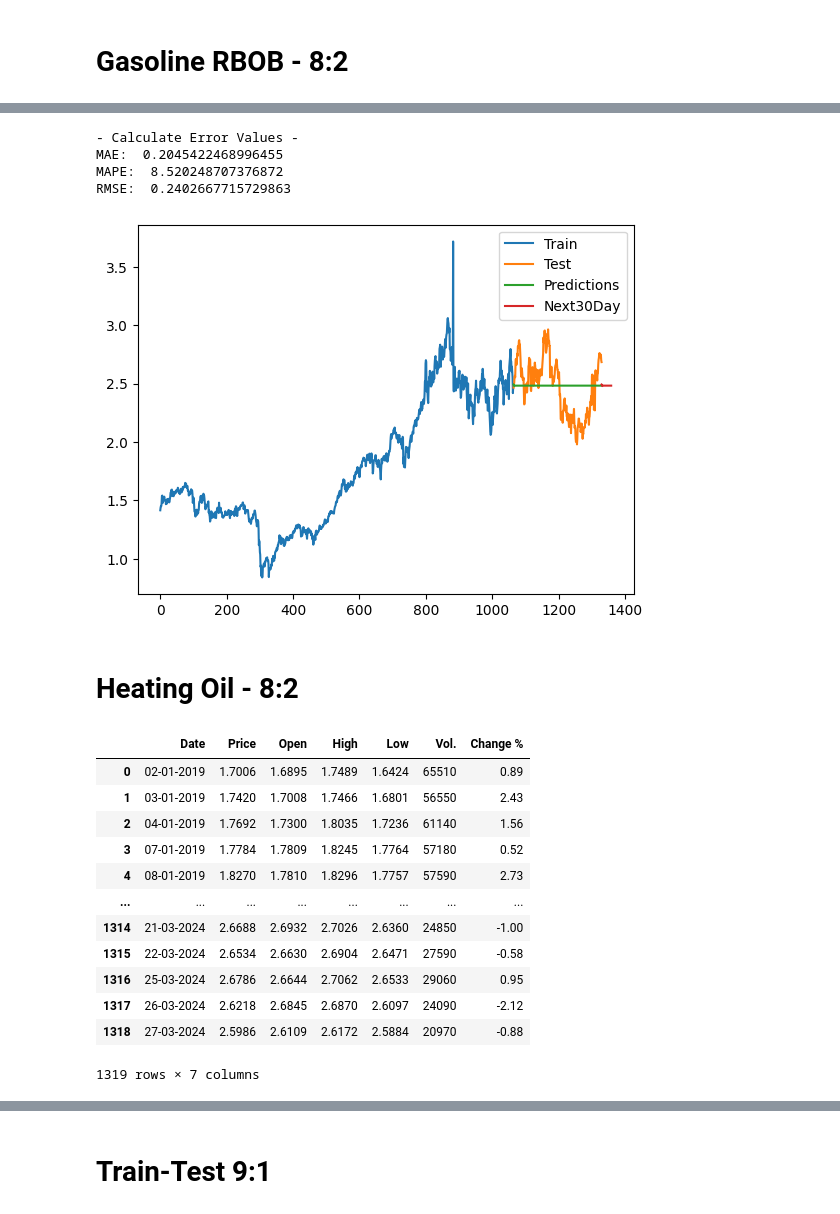
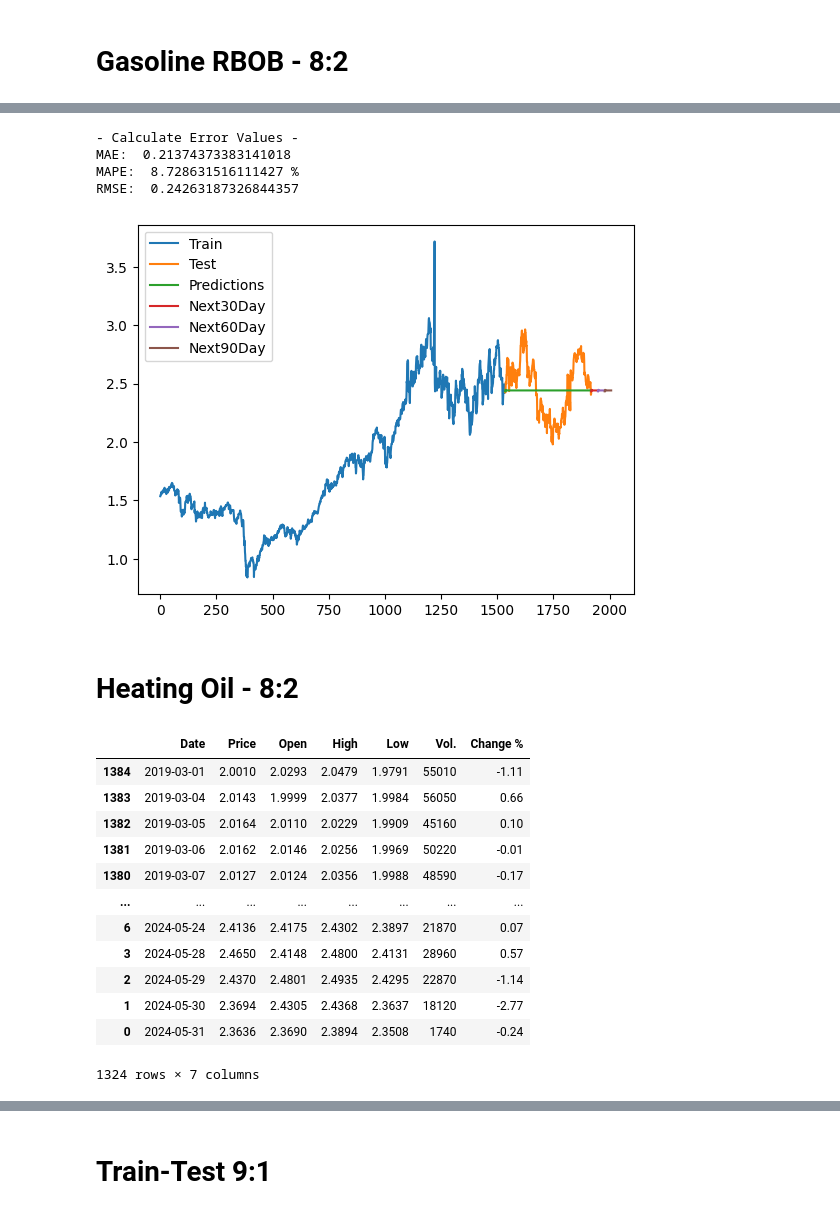
Before and after one commit to thanhhanggg/IS403_O21_9, a Jupyter notebook: model/ARIMA.ipynb, the cells around one changed output, grey strips where cells are left out. Cells and saved outputs as stored; diff of their text form; code cells hidden in the pictures.

```diff
--- a/model/ARIMA.ipynb
+++ b/model/ARIMA.ipynb
@@ -508,9 +729,11 @@ RMSE:  0.939763437404333
 # Crude Oil WTI - 8:2
 # %%
 # Đọc file dữ liệu và loại bỏ những dòng bị thiếu
-df= pd.read_csv('Crude Oil.csv')
+df= pd.read_csv('Crude Oil WTI.csv')
 df = df.dropna() # Drop missing values
 # %%
+# Tiền xử lý dữ liệu
+# Chuyển đổi cột 'Vol.' thành số
 def convert_volume_to_number(volume_str):
     if isinstance(volume_str, float):
         return volume_str
@@ -523,7 +746,7 @@ def convert_volume_to_number(volume_str):
     else:
         return volume_str
 
-
+# Chuyển đổi cột 'Change %' thành số
 def convert_change_to_number(change_str):
     new_change = float(change_str.strip('%'))
     return new_change
@@ -534,8 +757,8 @@ def convert_str_to_number(str):
 df['Vol.'] = df['Vol.'] .apply(convert_volume_to_number)
 df['Change %'] = df['Change %'].apply(convert_change_to_number)
 df['Date'] = pd.to_datetime(df['Date'])
-df["Date"] = df["Date"].dt.strftime('%d-%m-%Y')
-df = df.iloc[::-1].reset_index(drop=True)
+# Sắp xếp dữ liệu theo ngày
+df.sort_values(by='Date', inplace=True)
 df
 # %% [output]
 |  | Date | Price | Open | High | Low | Vol. | Change % |
@@ -666,6 +960,8 @@ RMSE:  7.4386802673048145
 df= pd.read_csv('Gasoline RBOB.csv')
 df = df.dropna() # Drop missing values
 # %%
+# Tiền xử lý dữ liệu
+# Chuyển đổi cột 'Vol.' thành số
 def convert_volume_to_number(volume_str):
     if isinstance(volume_str, float):
         return volume_str
@@ -678,7 +974,7 @@ def convert_volume_to_number(volume_str):
     else:
         return volume_str
 
-
+# Chuyển đổi cột 'Change %' thành số
 def convert_change_to_number(change_str):
     new_change = float(change_str.strip('%'))
     return new_change
@@ -689,8 +985,8 @@ def convert_str_to_number(str):
 df['Vol.'] = df['Vol.'] .apply(convert_volume_to_number)
 df['Change %'] = df['Change %'].apply(convert_change_to_number)
 df['Date'] = pd.to_datetime(df['Date'])
-df["Date"] = df["Date"].dt.strftime('%d-%m-%Y')
-df = df.iloc[::-1].reset_index(drop=True)
+# Sắp xếp dữ liệu theo ngày
+df.sort_values(by='Date', inplace=True)
 df
 # %% [output]
 |  | Date | Price | Open | High | Low | Vol. | Change % |
@@ -791,5 +1126,23 @@ y_next_30_days = model.predict(n_periods=len(x_next_30_days))
 
 print('Predict closing prices for the next 30 days:')
 print(y_next_30_days)
+
+# Dự đoán 60 ngày tiếp theo
+last_data_60_days = pd.RangeIndex(start=last_index+30, stop=last_index+60, step=1)
+
+x_next_60_days = np.array(range(last_index+31, last_index+61)).reshape(-1, 1)
+y_next_60_days = model.predict(n_periods=len(x_next_60_days))
+
+print('Predict closing prices for the next 60 days:')
+print(y_next_60_days)
+
+#Dự đoán 90 ngày tiếp theo
+last_data_90_days = pd.RangeIndex(start=last_index+60, stop=last_index+90, step=1)
+
+x_next_90_days = np.array(range(last_index+61, last_index+91)).reshape(-1, 1)
+y_next_90_days = model.predict(n_periods=len(x_next_90_days))
+
+print('Predict closing prices for the next 90 days:')
+print(y_next_90_days)
 # %% [output]
 Predict closing prices for the next 30 days:
@@ -801,19 +1166,21 @@ Predict closing prices for the next 30 days:
 # %%
 # Đánh giá mô hình dựa trên các đánh giá sai số và vẽ đồ thị đường
 evaluate(y_test, y_pred)
 
 plt.plot(train_data.index, train_data['Price'])
 plt.plot(test_data.index, test_data['Price'])
 plt.plot(test_data.index, y_pred)
 plt.plot(last_data,y_next_30_days)
-plt.legend(['Train', 'Test', 'Predictions','Next30Day'])
+plt.plot(last_data_60_days,y_next_60_days)
+plt.plot(last_data_90_days,y_next_90_days)
+plt.legend(['Train', 'Test', 'Predictions','Next30Day','Next60Day','Next90Day'])
 plt.show()
 # %% [output]
 - Calculate Error Values -
-MAE:  0.2045422468996455
-MAPE:  8.520248707376872
-RMSE:  0.2402667715729863
+MAE:  0.21374373383141018
+MAPE:  8.728631516111427 %
+RMSE:  0.24263187326844357
-[figure, old version]
+[figure, new version]
 # %% [markdown]
 # Heating Oil - 8:2
 # %%
@@ -821,6 +1188,8 @@ RMSE:  0.2402667715729863
 df= pd.read_csv('Heating Oil.csv')
 df = df.dropna() # Drop missing values
 # %%
+# Tiền xử lý dữ liệu
+# Chuyển đổi cột 'Vol.' thành số
 def convert_volume_to_number(volume_str):
     if isinstance(volume_str, float):
         return volume_str
@@ -833,7 +1202,7 @@ def convert_volume_to_number(volume_str):
     else:
         return volume_str
 
-
+# Chuyển đổi cột 'Change %' thành số
 def convert_change_to_number(change_str):
     new_change = float(change_str.strip('%'))
     return new_change
@@ -844,23 +1213,23 @@ def convert_str_to_number(str):
 df['Vol.'] = df['Vol.'] .apply(convert_volume_to_number)
 df['Change %'] = df['Change %'].apply(convert_change_to_number)
 df['Date'] = pd.to_datetime(df['Date'])
-df["Date"] = df["Date"].dt.strftime('%d-%m-%Y')
-df = df.iloc[::-1].reset_index(drop=True)
+# Sắp xếp dữ liệu theo ngày
+df.sort_values(by='Date', inplace=True)
 df
 # %% [output]
 |  | Date | Price | Open | High | Low | Vol. | Change % |
-| 0 | 02-01-2019 | 1.7006 | 1.6895 | 1.7489 | 1.6424 | 65510 | 0.89 |
-| 1 | 03-01-2019 | 1.7420 | 1.7008 | 1.7466 | 1.6801 | 56550 | 2.43 |
-| 2 | 04-01-2019 | 1.7692 | 1.7300 | 1.8035 | 1.7236 | 61140 | 1.56 |
-| 3 | 07-01-2019 | 1.7784 | 1.7809 | 1.8245 | 1.7764 | 57180 | 0.52 |
-| 4 | 08-01-2019 | 1.8270 | 1.7810 | 1.8296 | 1.7757 | 57590 | 2.73 |
+| 1384 | 2019-03-01 | 2.0010 | 2.0293 | 2.0479 | 1.9791 | 55010 | -1.11 |
+| 1383 | 2019-03-04 | 2.0143 | 1.9999 | 2.0377 | 1.9984 | 56050 | 0.66 |
+| 1382 | 2019-03-05 | 2.0164 | 2.0110 | 2.0229 | 1.9909 | 45160 | 0.10 |
+| 1381 | 2019-03-06 | 2.0162 | 2.0146 | 2.0256 | 1.9969 | 50220 | -0.01 |
+| 1380 | 2019-03-07 | 2.0127 | 2.0124 | 2.0356 | 1.9988 | 48590 | -0.17 |
 | ... | ... | ... | ... | ... | ... | ... | ... |
-| 1314 | 21-03-2024 | 2.6688 | 2.6932 | 2.7026 | 2.6360 | 24850 | -1.00 |
-| 1315 | 22-03-2024 | 2.6534 | 2.6630 | 2.6904 | 2.6471 | 27590 | -0.58 |
-| 1316 | 25-03-2024 | 2.6786 | 2.6644 | 2.7062 | 2.6533 | 29060 | 0.95 |
-| 1317 | 26-03-2024 | 2.6218 | 2.6845 | 2.6870 | 2.6097 | 24090 | -2.12 |
-| 1318 | 27-03-2024 | 2.5986 | 2.6109 | 2.6172 | 2.5884 | 20970 | -0.88 |
+| 6 | 2024-05-24 | 2.4136 | 2.4175 | 2.4302 | 2.3897 | 21870 | 0.07 |
+| 3 | 2024-05-28 | 2.4650 | 2.4148 | 2.4800 | 2.4131 | 28960 | 0.57 |
+| 2 | 2024-05-29 | 2.4370 | 2.4801 | 2.4935 | 2.4295 | 22870 | -1.14 |
+| 1 | 2024-05-30 | 2.3694 | 2.4305 | 2.4368 | 2.3637 | 18120 | -2.77 |
+| 0 | 2024-05-31 | 2.3636 | 2.3690 | 2.3894 | 2.3508 | 1740 | -0.24 |
-1319 rows × 7 columns
+1324 rows × 7 columns
 # %%
 df.info()
 # %% [output]
```
Also changed, not shown: parts of 64 cells of this notebook, 1 other file.
